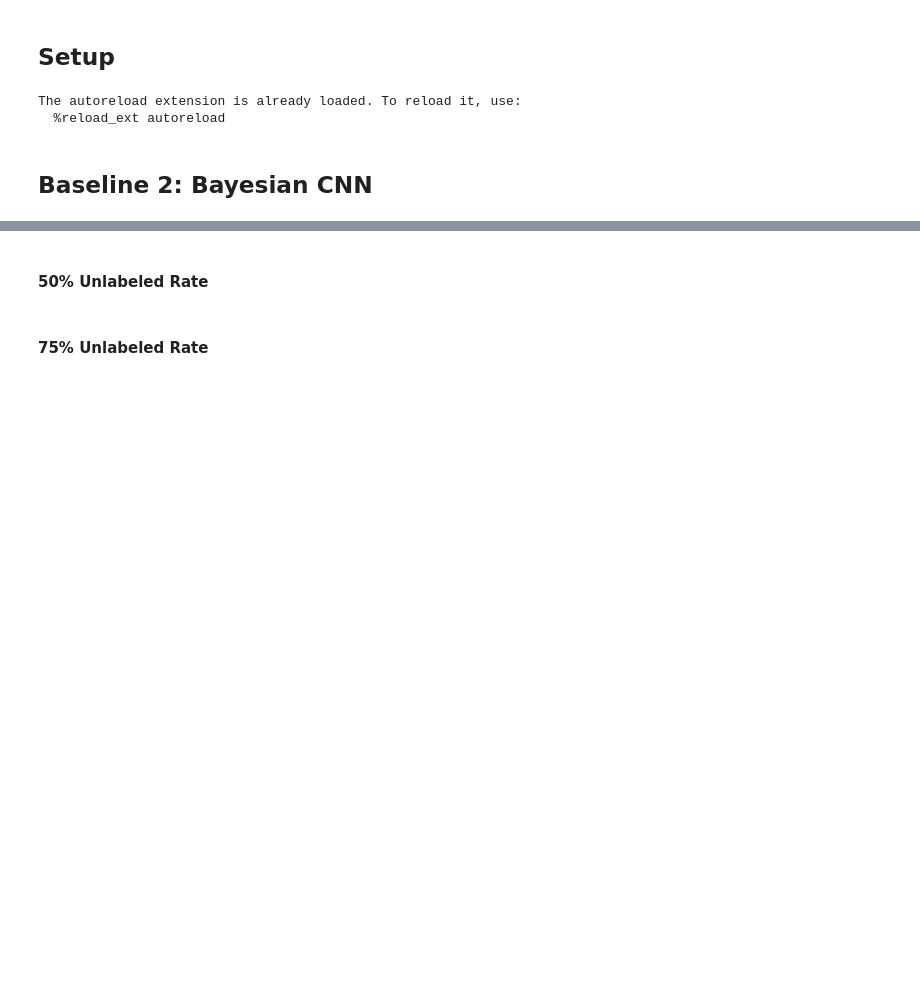
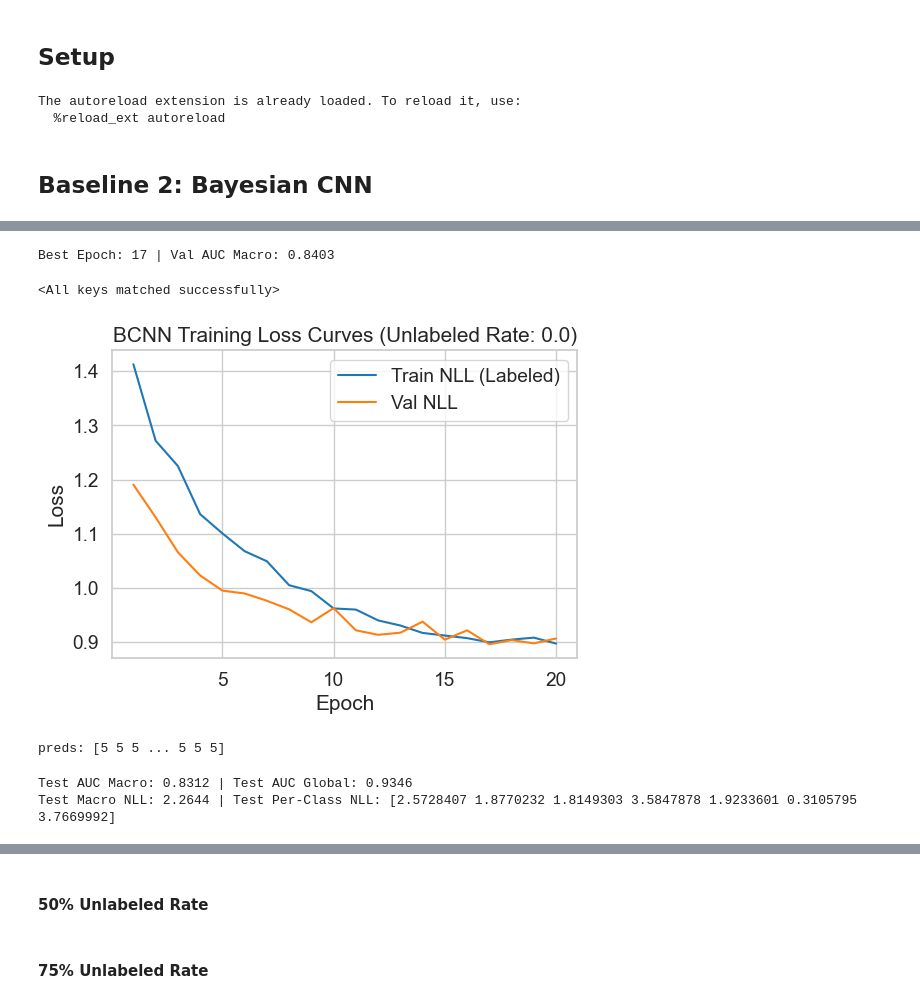
Before and after one commit to behrensm03/bdl-ssl, a Jupyter notebook: bayes_cnn_baseline.ipynb, the cells around one changed output, grey strips where cells are left out. Drawn from its saved outputs; the diff is of its cells as text; code cells hidden in the pictures; blank space fills up the shorter version.

```diff
--- a/bayes_cnn_baseline.ipynb
+++ b/bayes_cnn_baseline.ipynb
@@ -70,0 +73,6 @@ RANDOM_SEED = 42
+# %%
+# Create SSL versions of our datasets
+unlabeled_rate = 0.0
+train_labels_ssl_00 = get_semi_supervised_labels(train_dataset, unlabeled_rate=unlabeled_rate, seed=RANDOM_SEED)
+train_ssl_dataset_00 = SSLDataset(train_dataset, train_labels_ssl_00)
+train_ssl_loader_00 = data.DataLoader(train_ssl_dataset_00, batch_size=BATCH_SIZE, shuffle=True)
@@ -70,0 +88,6 @@ RANDOM_SEED = 42
+# %%
+np.random.seed(42)  # reset after get_semi_supervised_labels
+torch.manual_seed(42)
+
+ssl_bmodel_00, criterion, optimizer = default_setup(lr=0.001, rho_init=-2.25)
+bcnn_history_00 = train_loop_bcnn_hard_pseudo_label(ssl_bmodel_00, train_ssl_loader_00, val_loader, criterion, optimizer, num_epochs=20, alpha=0.5, beta=10.0, num_samples=10)
@@ -70,0 +108,23 @@ RANDOM_SEED = 42
+# %%
+best_bcnn_history_00 = max(bcnn_history_00, key=lambda x: x['val_auc_macro'])
+print(f"Best Epoch: {best_bcnn_history_00['epoch']} | Val AUC Macro: {best_bcnn_history_00['val_auc_macro']:.4f}")
+
+best_bcnn_model_00 = VariationalCNN(n_channels, n_classes)
+best_bcnn_model_00.load_state_dict(best_bcnn_history_00['model_state'])
+# %% [output]
+Best Epoch: 17 | Val AUC Macro: 0.8403
+<All keys matched successfully>
+# %%
+plot_loss_curves_bcnn(bcnn_history_00, unlabeled_rate=unlabeled_rate, use_unlabeled=False, show_kl=False)
+# %% [output]
+[figure, added]
+# %%
+test_results_bcnn_00 = evaluate_bayesian(best_bcnn_model_00, test_loader, device='cpu')
+# %% [output]
+preds: [5 5 5 ... 5 5 5]
+# %%
+print(f"Test AUC Macro: {test_results_bcnn_00['macro_auc']:.4f} | Test AUC Global: {test_results_bcnn_00['global_auc']:.4f}")
+print(f"Test Macro NLL: {test_results_bcnn_00['macro_nll']:.4f} | Test Per-Class NLL: {test_results_bcnn_00['per_class_nll']}")
+# %% [output]
+Test AUC Macro: 0.8312 | Test AUC Global: 0.9346
+Test Macro NLL: 2.2644 | Test Per-Class NLL: [2.5728407 1.8770232 1.8149303 3.5847878 1.9233601 0.3105795 3.7669992]
```
Also changed, not shown: parts of 5 cells of this notebook, 6 other files.
